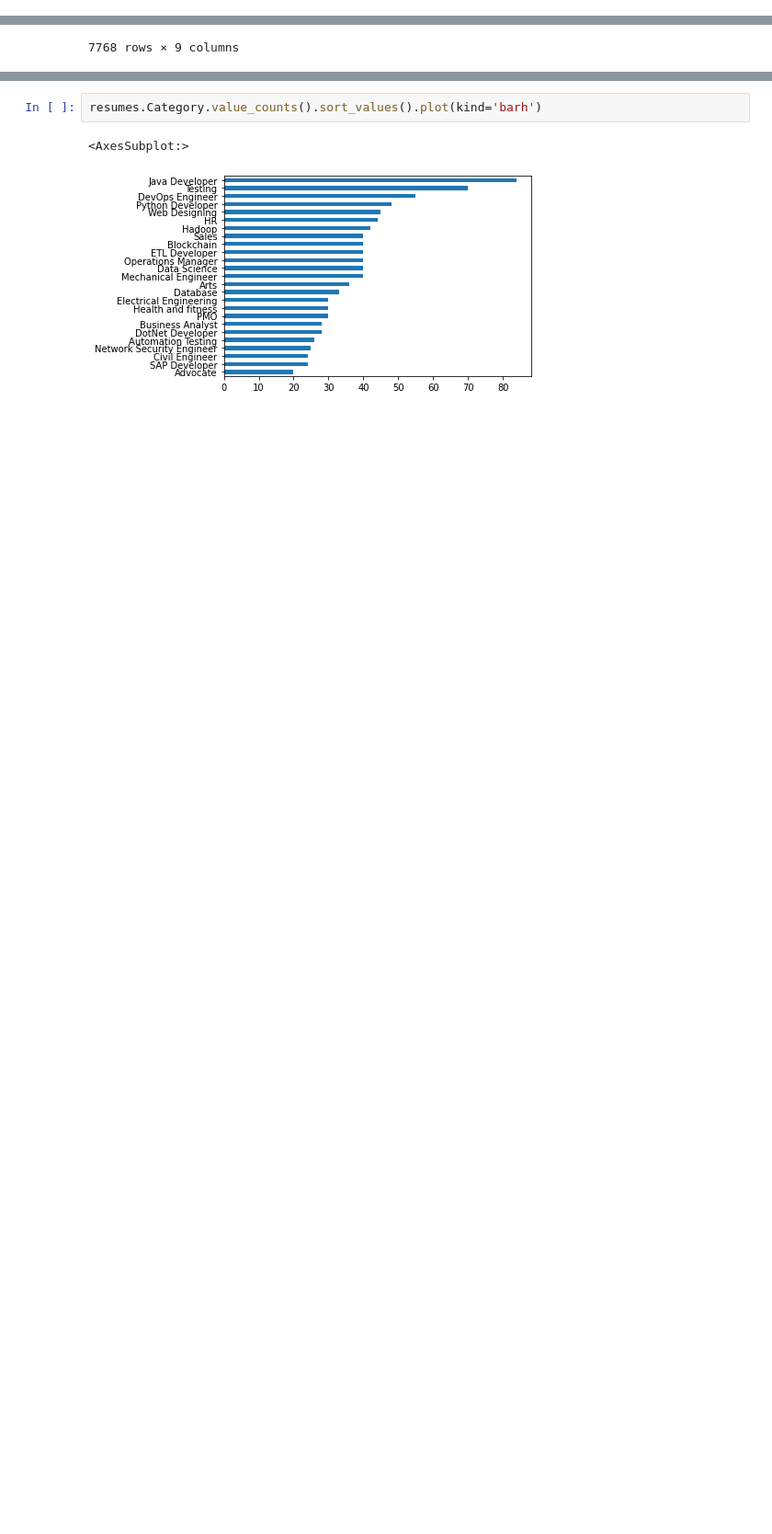
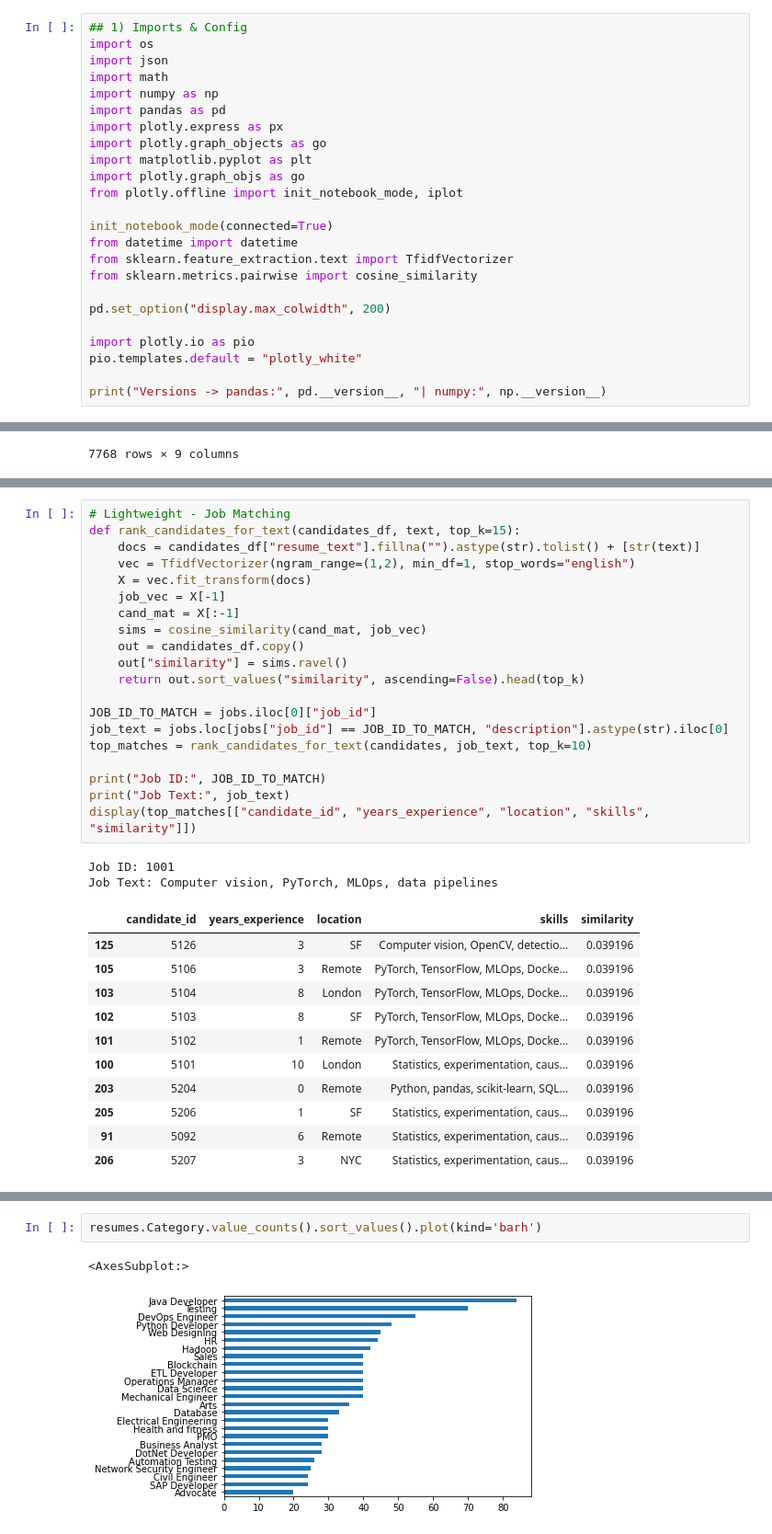
Before and after one commit to aristocles24/DASCIENT-RLBot, a Jupyter notebook: auto-recruitment-recruitment-as-a-service-araas.ipynb, the cells around one changed output, grey strips where cells are left out. Shown: that part at 92% size. Cells and saved outputs as stored; diff of their text form; blank space fills up the shorter version.

Commit message:
Kaggle Notebook | Auto-Recruitment: Recruitment as a Service (ARaaS) | Version 7

```diff
--- a/auto-recruitment-recruitment-as-a-service-araas.ipynb
+++ b/auto-recruitment-recruitment-as-a-service-araas.ipynb
@@ -25,0 +13,24 @@ for dirname, _, filenames in os.walk('/kaggle/input'):
+# %%
+## 1) Imports & Config
+import os
+import json
+import math
+import numpy as np
+import pandas as pd
+import plotly.express as px
+import plotly.graph_objects as go
+import matplotlib.pyplot as plt
+import plotly.graph_objs as go
+from plotly.offline import init_notebook_mode, iplot
+
+init_notebook_mode(connected=True)
+from datetime import datetime
+from sklearn.feature_extraction.text import TfidfVectorizer
+from sklearn.metrics.pairwise import cosine_similarity
+
+pd.set_option("display.max_colwidth", 200)
+
+import plotly.io as pio
+pio.templates.default = "plotly_white"
+
+print("Versions -> pandas:", pd.__version__, "| numpy:", np.__version__)
@@ -73,3 +258,37 @@ interviews#.Experience[0]
+# %%
+# Lightweight - Job Matching
+def rank_candidates_for_text(candidates_df, text, top_k=15):
+    docs = candidates_df["resume_text"].fillna("").astype(str).tolist() + [str(text)]
+    vec = TfidfVectorizer(ngram_range=(1,2), min_df=1, stop_words="english")
+    X = vec.fit_transform(docs)
+    job_vec = X[-1]
+    cand_mat = X[:-1]
+    sims = cosine_similarity(cand_mat, job_vec)
+    out = candidates_df.copy()
+    out["similarity"] = sims.ravel()
+    return out.sort_values("similarity", ascending=False).head(top_k)
+
+JOB_ID_TO_MATCH = jobs.iloc[0]["job_id"]
+job_text = jobs.loc[jobs["job_id"] == JOB_ID_TO_MATCH, "description"].astype(str).iloc[0]
+top_matches = rank_candidates_for_text(candidates, job_text, top_k=10)
+
+print("Job ID:", JOB_ID_TO_MATCH)
+print("Job Text:", job_text)
+display(top_matches[["candidate_id", "years_experience", "location", "skills", "similarity"]])
+# %% [output]
+Job ID: 1001
+Job Text: Computer vision, PyTorch, MLOps, data pipelines
+|  | candidate_id | years_experience | location | skills | similarity |
+| 125 | 5126 | 3 | SF | Computer vision, OpenCV, detectio... | 0.039196 |
+| 105 | 5106 | 3 | Remote | PyTorch, TensorFlow, MLOps, Docke... | 0.039196 |
+| 103 | 5104 | 8 | London | PyTorch, TensorFlow, MLOps, Docke... | 0.039196 |
+| 102 | 5103 | 8 | SF | PyTorch, TensorFlow, MLOps, Docke... | 0.039196 |
+| 101 | 5102 | 1 | Remote | PyTorch, TensorFlow, MLOps, Docke... | 0.039196 |
+| 100 | 5101 | 10 | London | Statistics, experimentation, caus... | 0.039196 |
+| 203 | 5204 | 0 | Remote | Python, pandas, scikit-learn, SQL... | 0.039196 |
+| 205 | 5206 | 1 | SF | Statistics, experimentation, caus... | 0.039196 |
+| 91 | 5092 | 6 | Remote | Statistics, experimentation, caus... | 0.039196 |
+| 206 | 5207 | 3 | NYC | Statistics, experimentation, caus... | 0.039196 |
 # %%
 resumes.Resume
 # %% [output]
```
Also changed, not shown: parts of 22 cells of this notebook.
